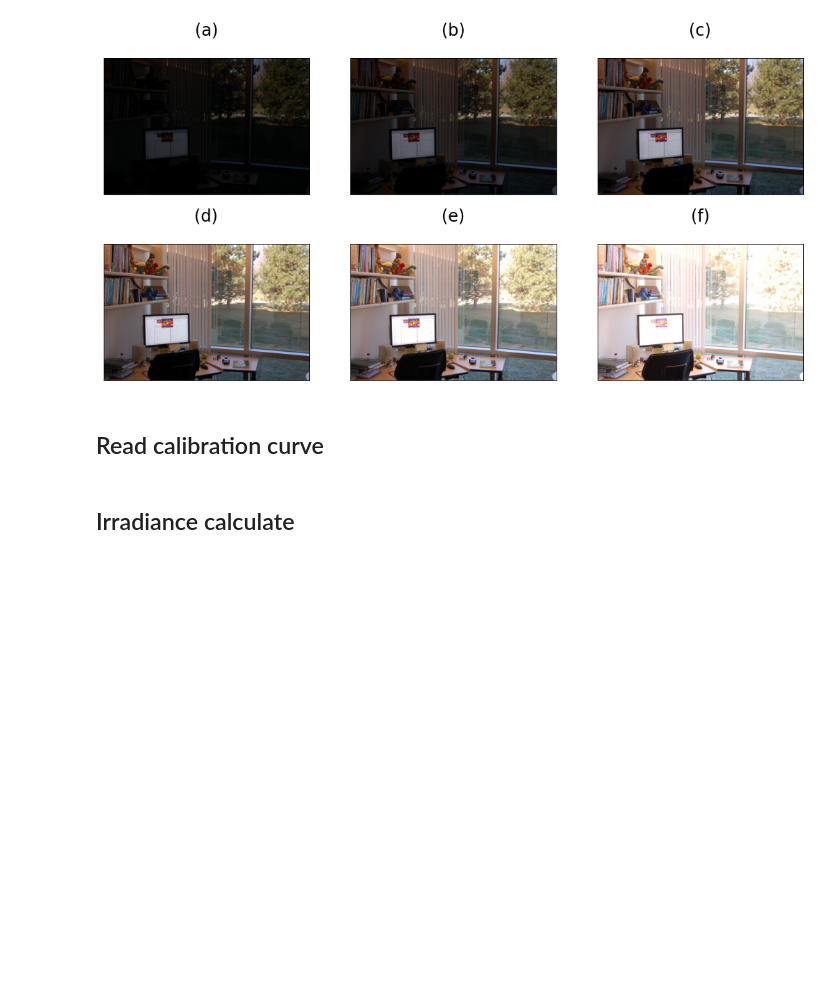
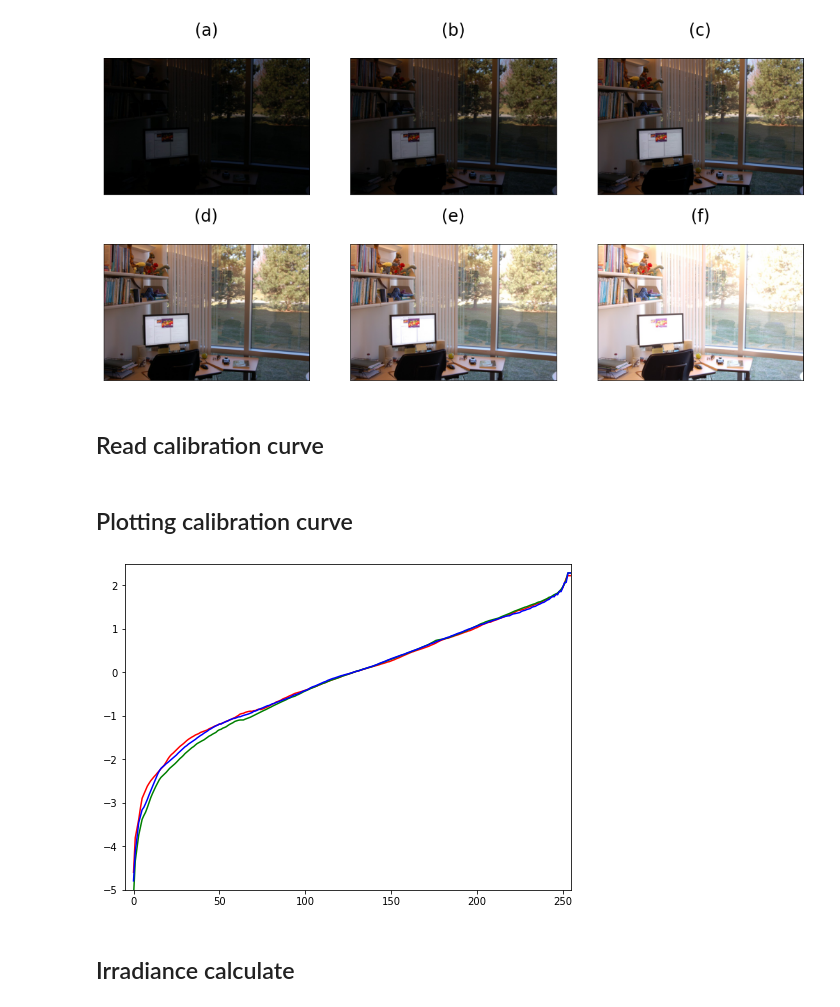
Before and after one commit to GuilhermeTorresMarquesVidal/CP-Assignment_2-HDR_Imaging_andTone_Mapping, a Jupyter notebook: Main.ipynb, the cells around one changed output. Cells and saved outputs as stored; diff of their text form; code cells hidden in the pictures; blank space fills up the shorter version.

Commit message:
Plotting calibration curve

```diff
--- a/Main.ipynb
+++ b/Main.ipynb
@@ -52,6 +52,21 @@ plt.savefig("Images/montage.png")
 ## Read calibration curve
 # %%
 calibration_curve = get_curve_calibration(filepath = "curve.m")
+# %% [markdown]
+## Plotting calibration curve
+# %%
+fig, ax = plt.subplots(figsize = (8,6))
+
+ax.plot(calibration_curve[:,0], c = 'red')
+ax.plot(calibration_curve[:,1], c = 'green')
+ax.plot(calibration_curve[:,2], c = 'blue')
+
+ax.set_xlim(-5,255)
+ax.set_ylim(-5,2.5)
+
+plt.savefig("Images/Calibration_curve.pdf", bbox_inches = 'tight');
+# %% [output]
+[figure, added]
 # %% [markdown]
 ## Irradiance calculate
 # %%
```
Also changed, not shown: parts of 4 cells of this notebook, 11 other files.
